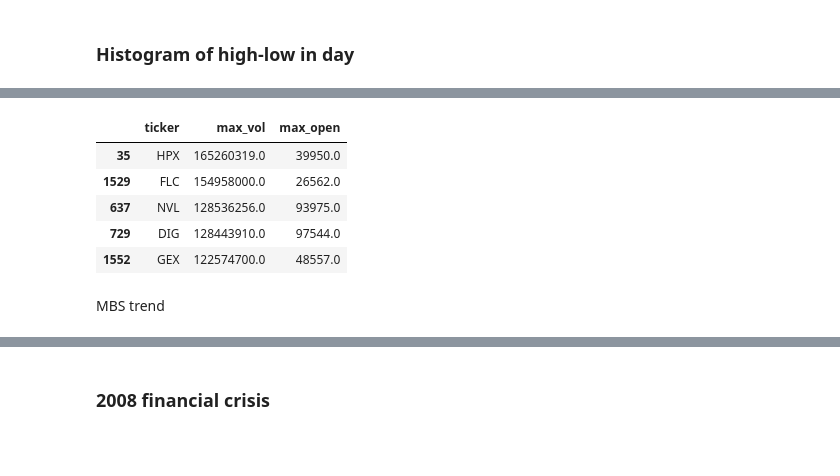
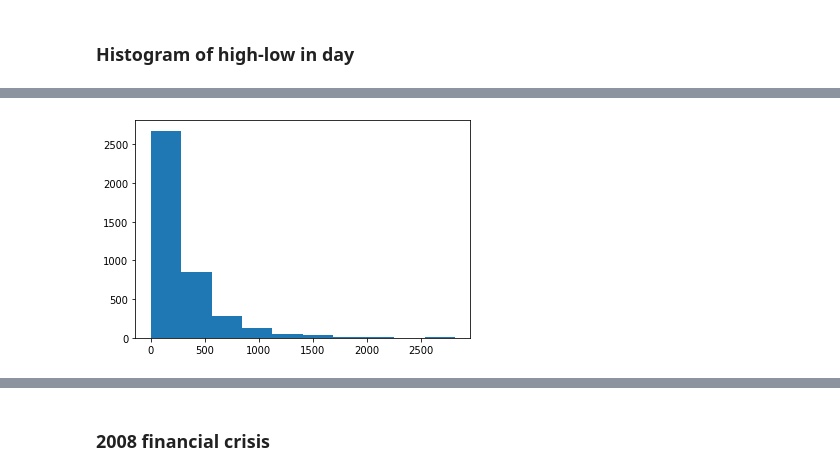
Before and after one commit to perceptiveperceval/big-data, a Jupyter notebook: Visualize.ipynb, the cells around one changed output, grey strips where cells are left out. Saved outputs shown, nothing was run; the diff lists cells and outputs as text; code cells hidden in the pictures; blank space fills up the shorter version.

```diff
--- a/Visualize.ipynb
+++ b/Visualize.ipynb
@@ -193,12 +58,0 @@ Text(0.5, 0, 'Max opening')
-# %%
-sorted_max_df = max_df.sort_values(by=['max_vol'], ascending=False)
-sorted_max_df.head()
-# %% [output]
-|  | ticker | max_vol | max_open |
-| 35 | HPX | 165260319.0 | 39950.0 |
-| 1529 | FLC | 154958000.0 | 26562.0 |
-| 637 | NVL | 128536256.0 | 93975.0 |
-| 729 | DIG | 128443910.0 | 97544.0 |
-| 1552 | GEX | 122574700.0 | 48557.0 |
-# %% [markdown]
-MBS trend
@@ -204,0 +63,5 @@ MBS trend
+# %%
+plt.hist(df['price_diff'])
+plt.savefig(f'price_diff_hist_{TICKER}.png')
+# %% [output]
+[figure, added]
```
Also changed, not shown: parts of 53 cells of this notebook.
